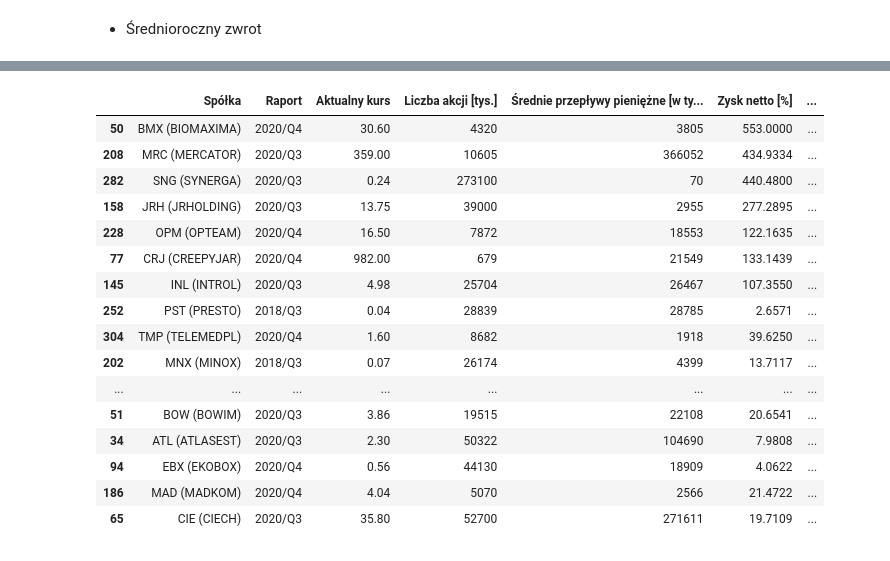
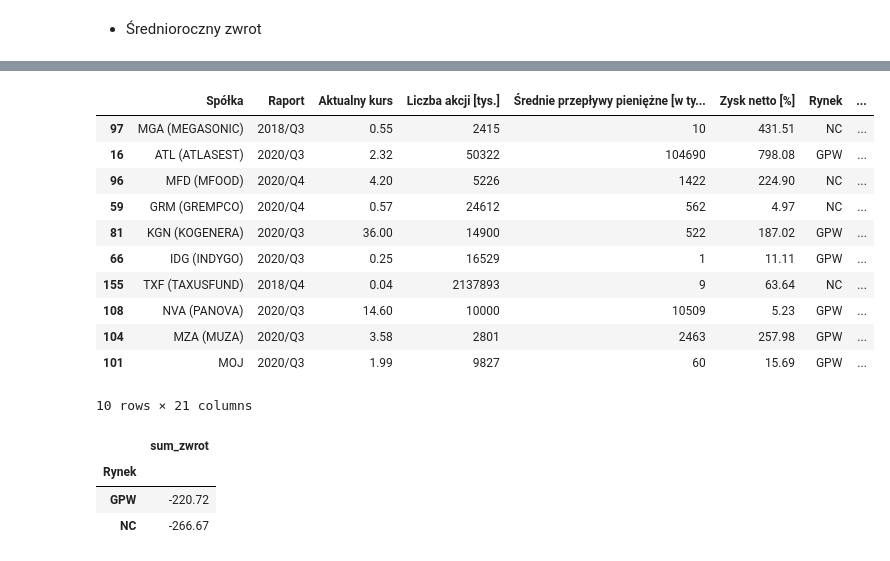
Before and after one commit to TomekSwiatek/Valuation-of-shares-of-selected-companies, a Jupyter notebook: Wyceny spolek gieldowych.ipynb, the cells around one changed output, grey strips where cells are left out. Cells and saved outputs as stored; diff of their text form; code cells hidden in the pictures.

```diff
--- a/Wyceny spolek gieldowych.ipynb
+++ b/Wyceny spolek gieldowych.ipynb
@@ -455,0 +746,8 @@ plt.title('Wyniki wyceny');
+# %%
+def wartosc(dane):
+    iv = dane['Wartość księgowa oczekiwana'] / (1 + y * ((d + da) / 100))
+    return round(iv,2);
+
+df['Wartość wewnętrzna na 1 akcje BVM']='0'
+df['Wartość wewnętrzna na 1 akcje BVM']=df.apply(wartosc, axis=1)
+df
@@ -455,0 +781,8 @@ plt.title('Wyniki wyceny');
+# %%
+def wzrost(dane):
+    r = (dane['Wartość wewnętrzna na 1 akcje BVM']-dane['Aktualny kurs'])/dane['Aktualny kurs']*100
+    return round(r,2);
+
+df['Potencjał wzrostu BVM %']='0'
+df['Potencjał wzrostu BVM %']=df.apply(wzrost, axis=1)
+df
@@ -455,0 +816,8 @@ plt.title('Wyniki wyceny');
+# %%
+def zwrot(dane):
+    ar = ((1+dane['Potencjał wzrostu BVM %']/100)**(1/(y+ya))-1)*100
+    return round(ar,2);
+
+df['Średnioroczny zwrot BVM %']='0'
+df['Średnioroczny zwrot BVM %']=df.apply(zwrot, axis=1)
+df
@@ -456 +880,4 @@ plt.title('Wyniki wyceny');
+# %%
+#zmiana indeksu przed rysowaniem wykresu
+df.reset_index(inplace=True)
 # %%
@@ -481,21 +937,26 @@ df[df['Średnioroczny zwrot %']>100]
 # %%
-#Wybranie 20 spółek o największym potencjale
-df.sort_values(by=['Średnioroczny zwrot %'], ascending=False).head(20)
+#Wybranie 10 spółek o największym potencjale
+df.sort_values(by=['Średnioroczny zwrot BVM %'], ascending=False).head(10)
 # %% [output]
-|  | Spółka | Raport | Aktualny kurs | Liczba akcji [tys.] | Średnie przepływy pieniężne [w ty... | Zysk netto [%] | ... |
-| 50 | BMX (BIOMAXIMA) | 2020/Q4 | 30.60 | 4320 | 3805 | 553.0000 | ... |
-| 208 | MRC (MERCATOR) | 2020/Q3 | 359.00 | 10605 | 366052 | 434.9334 | ... |
-| 282 | SNG (SYNERGA) | 2020/Q3 | 0.24 | 273100 | 70 | 440.4800 | ... |
-| 158 | JRH (JRHOLDING) | 2020/Q3 | 13.75 | 39000 | 2955 | 277.2895 | ... |
-| 228 | OPM (OPTEAM) | 2020/Q4 | 16.50 | 7872 | 18553 | 122.1635 | ... |
-| 77 | CRJ (CREEPYJAR) | 2020/Q4 | 982.00 | 679 | 21549 | 133.1439 | ... |
-| 145 | INL (INTROL) | 2020/Q3 | 4.98 | 25704 | 26467 | 107.3550 | ... |
-| 252 | PST (PRESTO) | 2018/Q3 | 0.04 | 28839 | 28785 | 2.6571 | ... |
-| 304 | TMP (TELEMEDPL) | 2020/Q4 | 1.60 | 8682 | 1918 | 39.6250 | ... |
-| 202 | MNX (MINOX) | 2018/Q3 | 0.07 | 26174 | 4399 | 13.7117 | ... |
-| ... | ... | ... | ... | ... | ... | ... | ... |
-| 51 | BOW (BOWIM) | 2020/Q3 | 3.86 | 19515 | 22108 | 20.6541 | ... |
-| 34 | ATL (ATLASEST) | 2020/Q3 | 2.30 | 50322 | 104690 | 7.9808 | ... |
-| 94 | EBX (EKOBOX) | 2020/Q4 | 0.56 | 44130 | 18909 | 4.0622 | ... |
-| 186 | MAD (MADKOM) | 2020/Q4 | 4.04 | 5070 | 2566 | 21.4722 | ... |
-| 65 | CIE (CIECH) | 2020/Q3 | 35.80 | 52700 | 271611 | 19.7109 | ... |
+|  | Spółka | Raport | Aktualny kurs | Liczba akcji [tys.] | Średnie przepływy pieniężne [w ty... | Zysk netto [%] | Rynek | ... |
+| 97 | MGA (MEGASONIC) | 2018/Q3 | 0.55 | 2415 | 10 | 431.51 | NC | ... |
+| 16 | ATL (ATLASEST) | 2020/Q3 | 2.32 | 50322 | 104690 | 798.08 | GPW | ... |
+| 96 | MFD (MFOOD) | 2020/Q4 | 4.20 | 5226 | 1422 | 224.90 | NC | ... |
+| 59 | GRM (GREMPCO) | 2020/Q4 | 0.57 | 24612 | 562 | 4.97 | NC | ... |
+| 81 | KGN (KOGENERA) | 2020/Q3 | 36.00 | 14900 | 522 | 187.02 | GPW | ... |
+| 66 | IDG (INDYGO) | 2020/Q3 | 0.25 | 16529 | 1 | 11.11 | GPW | ... |
+| 155 | TXF (TAXUSFUND) | 2018/Q4 | 0.04 | 2137893 | 9 | 63.64 | NC | ... |
+| 108 | NVA (PANOVA) | 2020/Q3 | 14.60 | 10000 | 10509 | 5.23 | GPW | ... |
+| 104 | MZA (MUZA) | 2020/Q3 | 3.58 | 2801 | 2463 | 257.98 | GPW | ... |
+| 101 | MOJ | 2020/Q3 | 1.99 | 9827 | 60 | 15.69 | GPW | ... |
+10 rows × 21 columns
+# %%
+#Skumulowany średnioroczny zwrot w zależności od rynku
+df.groupby("Rynek")\
+    .agg(sum_zwrot = ('Średnioroczny zwrot BVM %','sum'))\
+    .sort_values(by="sum_zwrot",ascending=False).head(10)
+# %% [output]
+|  | sum_zwrot |
+| Rynek |  |
+| GPW | -220.72 |
+| NC | -266.67 |
```
Also changed, not shown: parts of 98 cells of this notebook, 3 other files.
